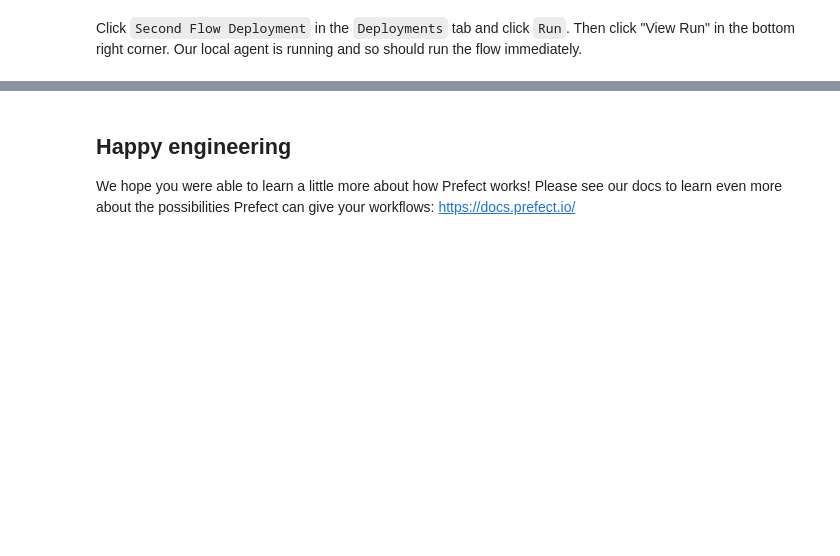
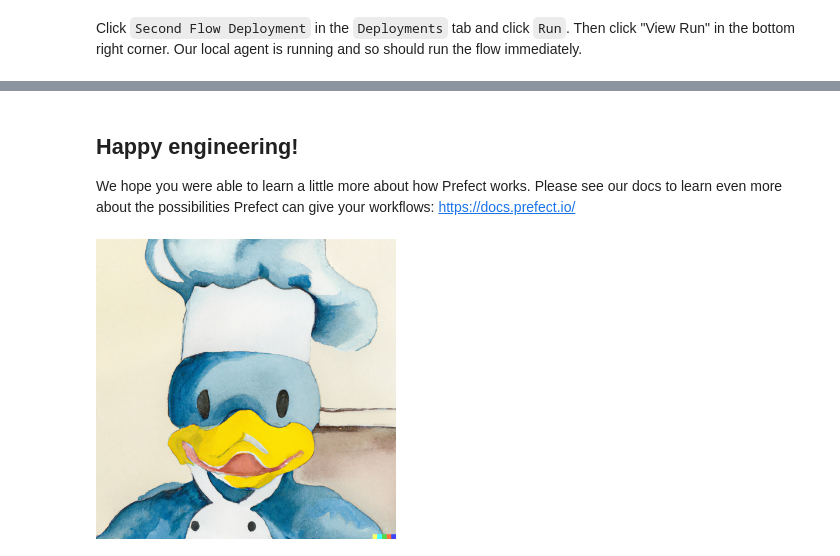
Before and after one commit to serinamarie/prefect-in-jupyter-notebook, a Jupyter notebook: getting-started-with-prefect.ipynb, the cells around one changed output, grey strips where cells are left out. Drawn from its saved outputs; the diff is of its cells as text; code cells hidden in the pictures; blank space fills up the shorter version.

```diff
--- a/getting-started-with-prefect.ipynb
+++ b/getting-started-with-prefect.ipynb
@@ -118,4 +124,9 @@ Click `Second Flow Deployment` in the `Deployments` tab and click `Run`. Then cl
 # %% [markdown]
-## Happy engineering
-We hope you were able to learn a little more about how Prefect works! Please see our docs to learn even more about the possibilities Prefect can give your workflows:
+## Happy engineering!
+We hope you were able to learn a little more about how Prefect works. Please see our docs to learn even more about the possibilities Prefect can give your workflows:
 https://docs.prefect.io/
+# %%
+from IPython.display import Image
+Image("img/marvin.png", width=300)
+# %% [output]
+[figure, added]
```
Also changed, not shown: parts of 4 cells of this notebook.
